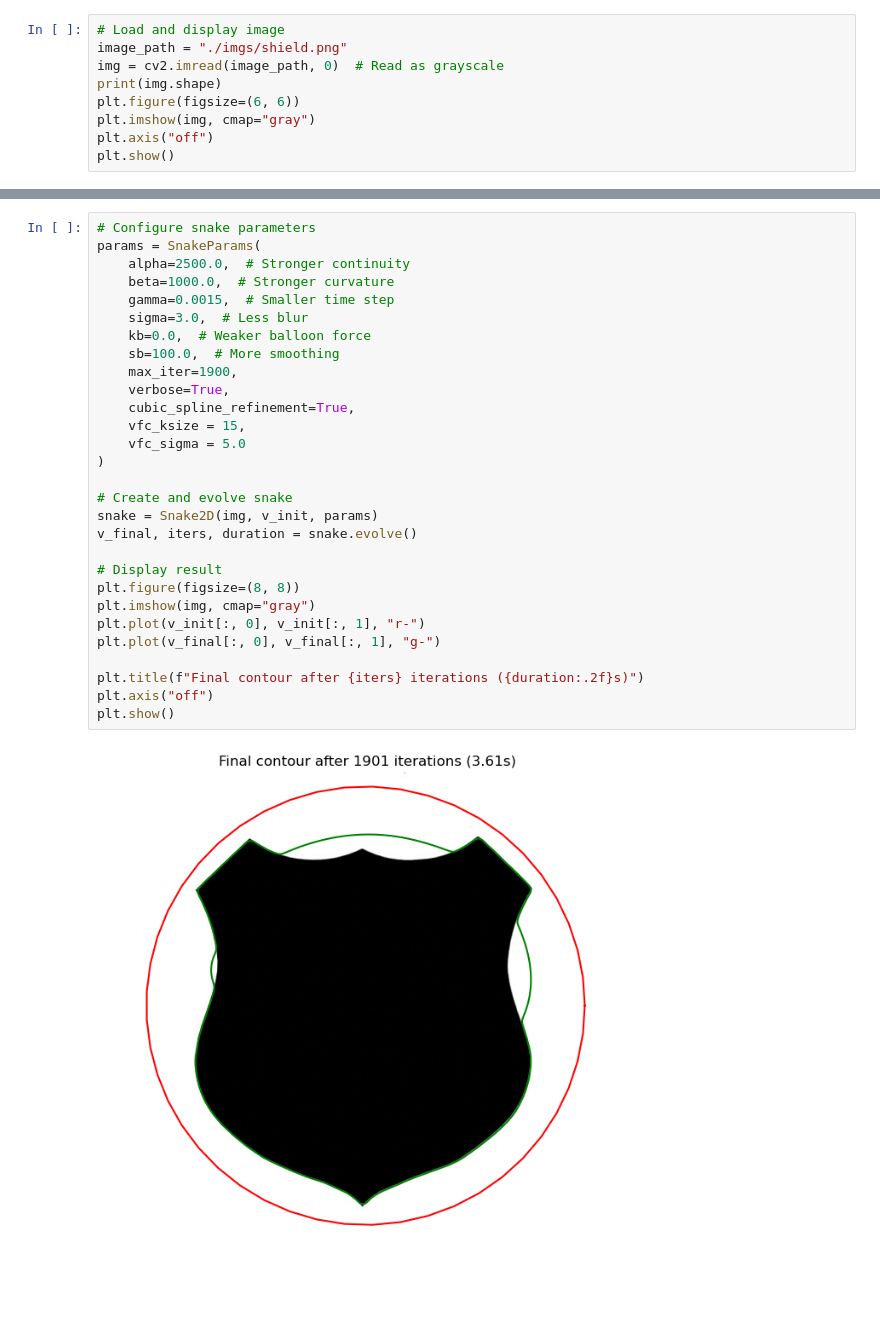
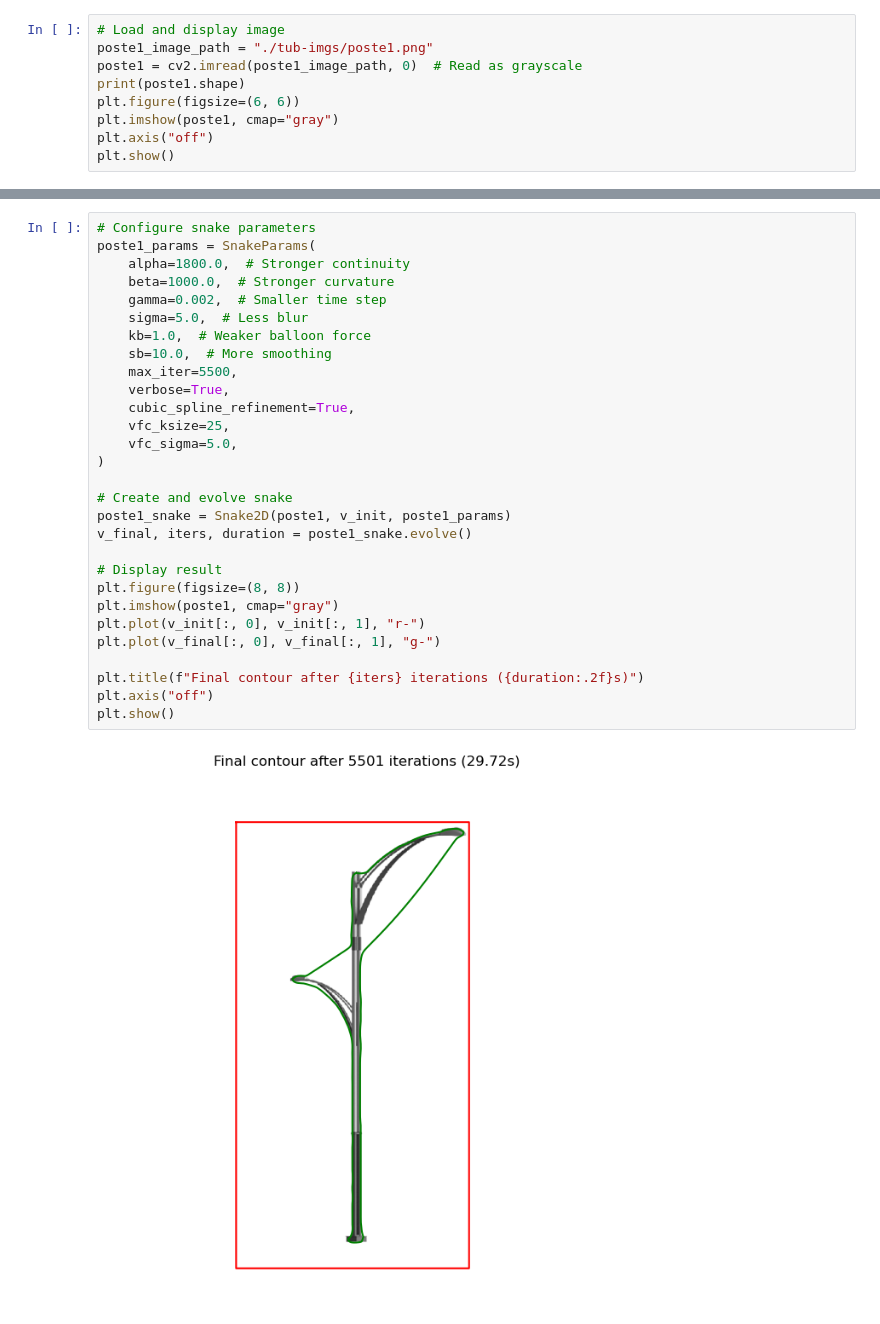
Before and after one commit to shh4und/snakes, a Jupyter notebook: 2D/snake.ipynb, the cells around one changed output, grey strips where cells are left out. Drawn from its saved outputs; the diff is of its cells as text.

```diff
--- a/2D/snake.ipynb
+++ b/2D/snake.ipynb
@@ -87,10 +165,10 @@ plt.show()
 # %%
 # Load and display image
-image_path = "./imgs/shield.png"
-img = cv2.imread(image_path, 0)  # Read as grayscale
-print(img.shape)
+poste1_image_path = "./tub-imgs/poste1.png"
+poste1 = cv2.imread(poste1_image_path, 0)  # Read as grayscale
+print(poste1.shape)
 plt.figure(figsize=(6, 6))
-plt.imshow(img, cmap="gray")
+plt.imshow(poste1, cmap="gray")
 plt.axis("off")
 plt.show()
 # %% [output]
@@ -134,33 +200,33 @@ Pontos subdivididos: (1177, 2)
 # %%
 # Configure snake parameters
-params = SnakeParams(
-    alpha=2500.0,  # Stronger continuity
+poste1_params = SnakeParams(
+    alpha=1800.0,  # Stronger continuity
     beta=1000.0,  # Stronger curvature
-    gamma=0.0015,  # Smaller time step
-    sigma=3.0,  # Less blur
-    kb=0.0,  # Weaker balloon force
-    sb=100.0,  # More smoothing
-    max_iter=1900,
+    gamma=0.002,  # Smaller time step
+    sigma=5.0,  # Less blur
+    kb=1.0,  # Weaker balloon force
+    sb=10.0,  # More smoothing
+    max_iter=5500,
     verbose=True,
     cubic_spline_refinement=True,
-    vfc_ksize = 15,
-    vfc_sigma = 5.0
+    vfc_ksize=25,
+    vfc_sigma=5.0,
 )
 
 # Create and evolve snake
-snake = Snake2D(img, v_init, params)
-v_final, iters, duration = snake.evolve()
+poste1_snake = Snake2D(poste1, v_init, poste1_params)
+v_final, iters, duration = poste1_snake.evolve()
 
 # Display result
 plt.figure(figsize=(8, 8))
-plt.imshow(img, cmap="gray")
+plt.imshow(poste1, cmap="gray")
 plt.plot(v_init[:, 0], v_init[:, 1], "r-")
 plt.plot(v_final[:, 0], v_final[:, 1], "g-")
 
 plt.title(f"Final contour after {iters} iterations ({duration:.2f}s)")
 plt.axis("off")
 plt.show()
 # %% [output]
-[figure, old version]
+[figure, new version]
 # %%
 # Load and display image
```
Also changed, not shown: parts of 16 cells of this notebook.
